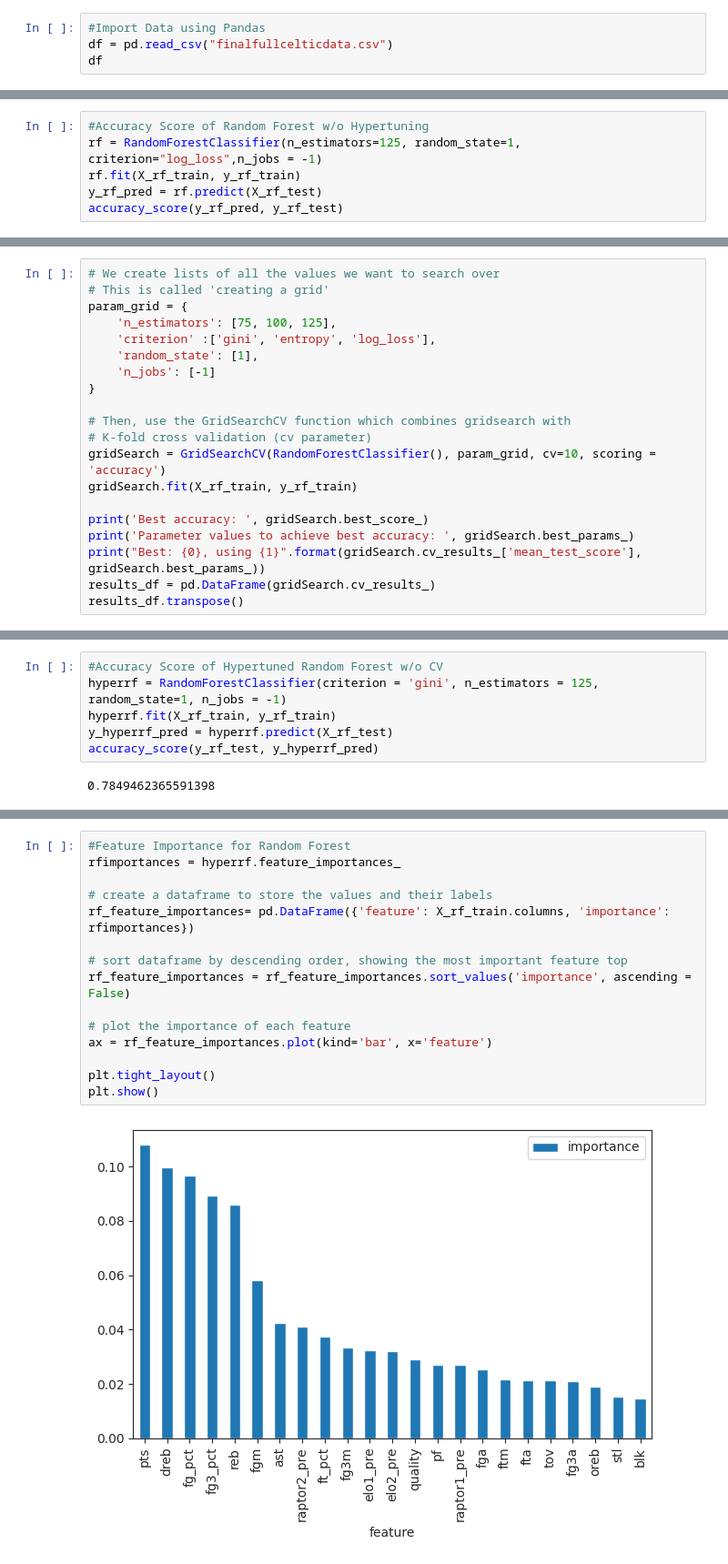
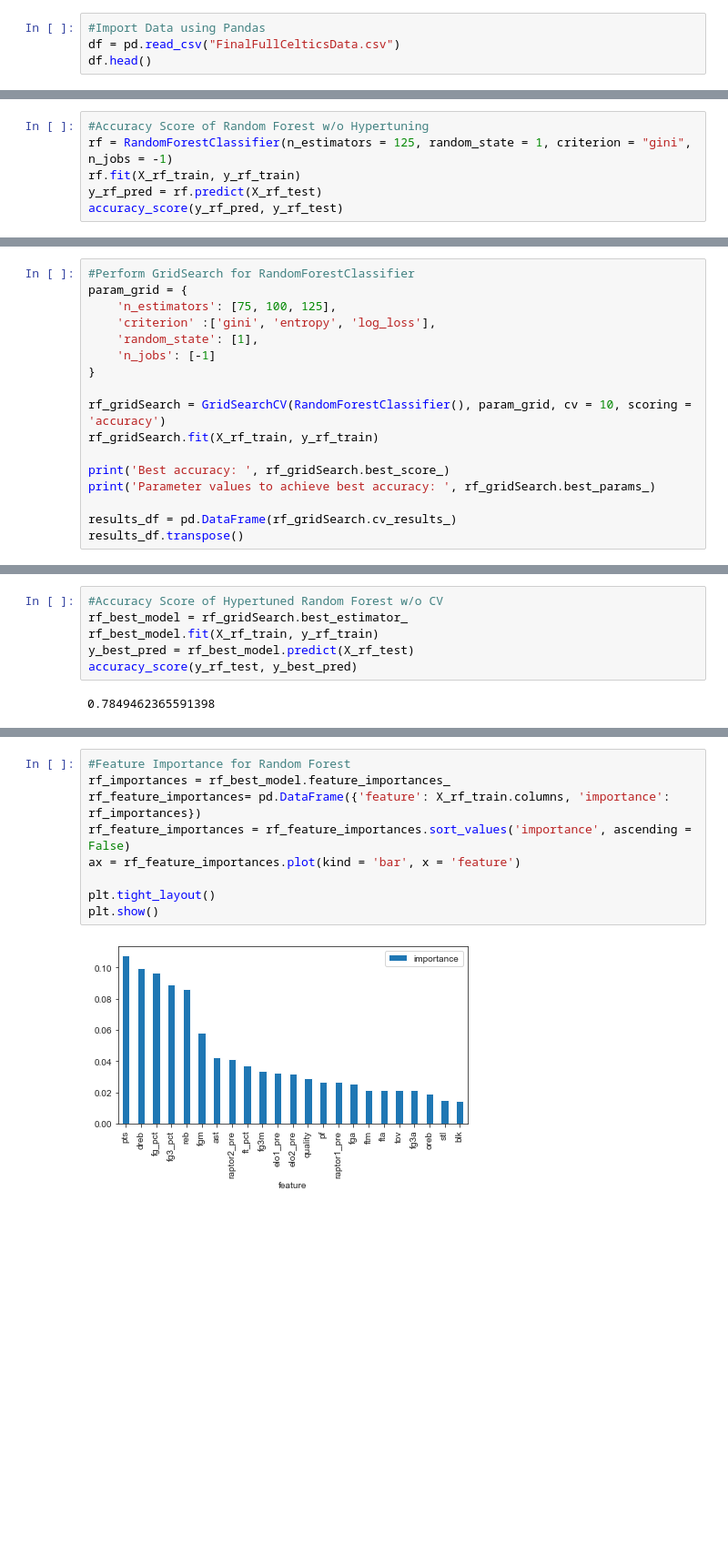
Before and after one commit to phillipxkg99/Predicting-2023-Boston-Celtics-Regular-Season-Wins, a Jupyter notebook: CelticsDataAnalysis.ipynb, the cells around one changed output, grey strips where cells are left out. Shown: that part at 91% size. Cells and saved outputs as stored; diff of their text form; blank space fills up the shorter version.

```diff
--- a/CelticsDataAnalysis.ipynb
+++ b/CelticsDataAnalysis.ipynb
@@ -38,8 +33,8 @@ Saving finalfullcelticdata.csv to finalfullcelticdata (1).csv
 # Import Data
 # %%
 #Import Data using Pandas
-df = pd.read_csv("finalfullcelticdata.csv")
-df
+df = pd.read_csv("FinalFullCelticsData.csv")
+df.head()
 # %% [output]
 |  | Unnamed: 0 | season_id | game_id | game_date | team_id | team_abbreviation | matchup | wl_x | fgm | ... |
 | 0 | 236 | 22018 | 21800001 | 2018-10-16 | 1610612738 | BOS | BOS @ PHI | 1 | 42.0 | ... |
@@ -744,6 +567,6 @@ Index(['fgm', 'fga', 'fg_pct', 'fg3m', 'fg3a', 'fg3_pct', 'ftm', 'fta',
 # %%
 #Accuracy Score of Random Forest w/o Hypertuning
-rf = RandomForestClassifier(n_estimators=125, random_state=1, criterion="log_loss",n_jobs = -1)
+rf = RandomForestClassifier(n_estimators = 125, random_state = 1, criterion = "gini", n_jobs = -1)
 rf.fit(X_rf_train, y_rf_train)
 y_rf_pred = rf.predict(X_rf_test)
 accuracy_score(y_rf_pred, y_rf_test)
@@ -752,6 +575,5 @@ accuracy_score(y_rf_pred, y_rf_test)
 # %%
-# We create lists of all the values we want to search over
-# This is called 'creating a grid'
+#Perform GridSearch for RandomForestClassifier
 param_grid = {
     'n_estimators': [75, 100, 125],
     'criterion' :['gini', 'entropy', 'log_loss'],
@@ -759,15 +581,13 @@ param_grid = {
     'n_jobs': [-1]
 }
 
-# Then, use the GridSearchCV function which combines gridsearch with
-# K-fold cross validation (cv parameter)
-gridSearch = GridSearchCV(RandomForestClassifier(), param_grid, cv=10, scoring = 'accuracy')
-gridSearch.fit(X_rf_train, y_rf_train)
+rf_gridSearch = GridSearchCV(RandomForestClassifier(), param_grid, cv = 10, scoring = 'accuracy')
+rf_gridSearch.fit(X_rf_train, y_rf_train)
 
-print('Best accuracy: ', gridSearch.best_score_)
-print('Parameter values to achieve best accuracy: ', gridSearch.best_params_)
-print("Best: {0}, using {1}".format(gridSearch.cv_results_['mean_test_score'], gridSearch.best_params_))
-results_df = pd.DataFrame(gridSearch.cv_results_)
+print('Best accuracy: ', rf_gridSearch.best_score_)
+print('Parameter values to achieve best accuracy: ', rf_gridSearch.best_params_)
+
+results_df = pd.DataFrame(rf_gridSearch.cv_results_)
 results_df.transpose()
 # %% [output]
 Best accuracy:  0.809090909090909
@@ -794,9 +612,9 @@ Best: [0.79025974 0.80454545 0.80909091 0.79004329 0.78549784 0.79480519
 # %%
 #Accuracy Score of Hypertuned Random Forest w/o CV
-hyperrf = RandomForestClassifier(criterion = 'gini', n_estimators = 125, random_state=1, n_jobs = -1)
-hyperrf.fit(X_rf_train, y_rf_train)
-y_hyperrf_pred = hyperrf.predict(X_rf_test)
-accuracy_score(y_rf_test, y_hyperrf_pred)
+rf_best_model = rf_gridSearch.best_estimator_
+rf_best_model.fit(X_rf_train, y_rf_train)
+y_best_pred = rf_best_model.predict(X_rf_test)
+accuracy_score(y_rf_test, y_best_pred)
 # %% [output]
 0.7849462365591398
 # %%
@@ -809,19 +627,13 @@ Accuracy scores of each fold:  ['0.818', '0.818', '0.909', '0.773', '0.773', '0.
 10-fold cross-validation mean accuracy: 0.8091
 # %%
 #Feature Importance for Random Forest
-rfimportances = hyperrf.feature_importances_
-
-# create a dataframe to store the values and their labels
-rf_feature_importances= pd.DataFrame({'feature': X_rf_train.columns, 'importance': rfimportances})
-
-# sort dataframe by descending order, showing the most important feature top
+rf_importances = rf_best_model.feature_importances_
+rf_feature_importances= pd.DataFrame({'feature': X_rf_train.columns, 'importance': rf_importances})
 rf_feature_importances = rf_feature_importances.sort_values('importance', ascending = False)
-
-# plot the importance of each feature
-ax = rf_feature_importances.plot(kind='bar', x='feature')
+ax = rf_feature_importances.plot(kind = 'bar', x = 'feature')
 
 plt.tight_layout()
 plt.show()
 # %% [output]
-[figure, old version]
+[figure, new version]
 # %%
```
Also changed, not shown: parts of 65 cells of this notebook, 1 other file.
